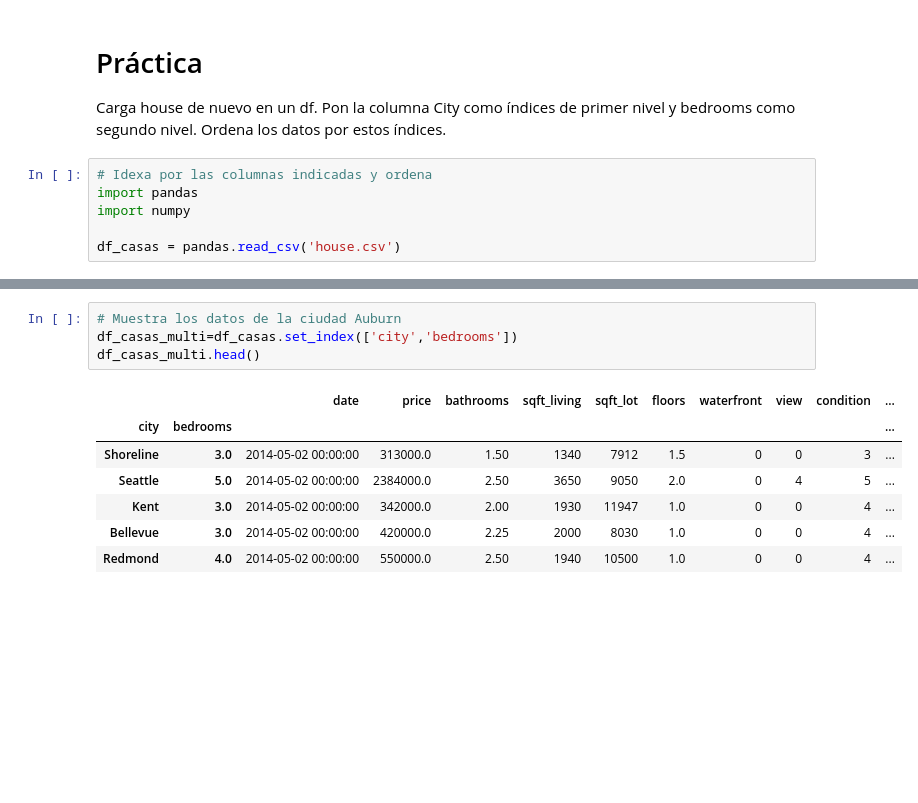
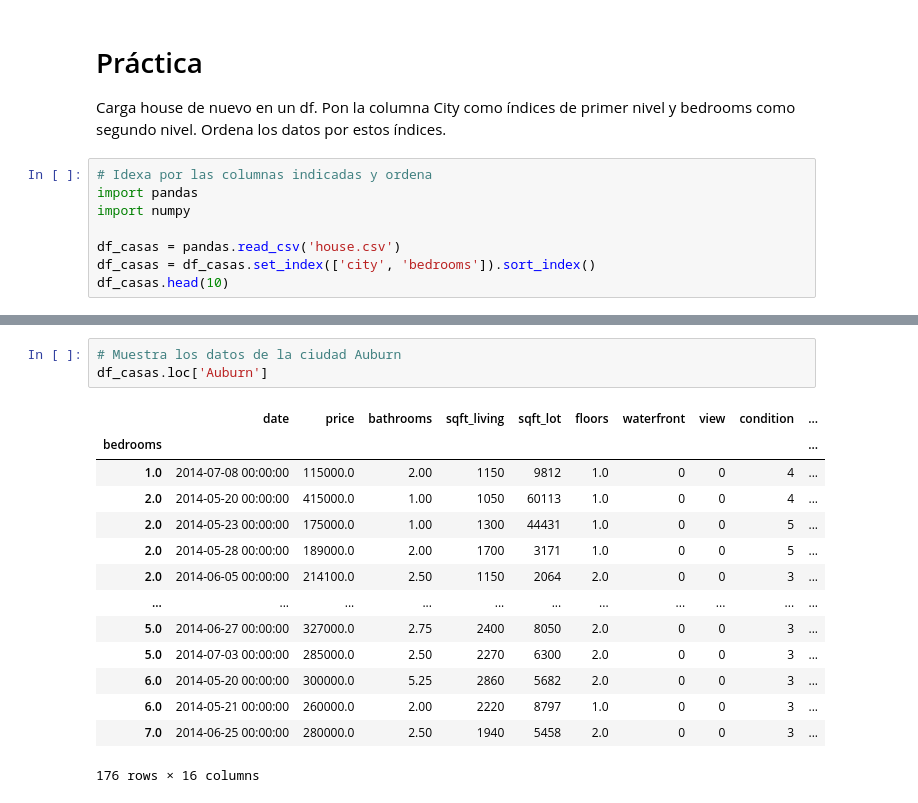
Before and after one commit to Animska/PYthon, a Jupyter notebook: Pedro/entorno python/ejercicios/tema1/Ejercicios_panda/Ejercicio_03_pandas/Enunciado Funcionalidad básica Pandas 2.ipynb, the cells around one changed output, grey strips where cells are left out. Saved outputs shown, nothing was run; the diff lists cells and outputs as text; blank space fills up the shorter version.

```diff
--- a/Pedro/entorno python/ejercicios/tema1/Ejercicios_panda/Ejercicio_03_pandas/Enunciado Funcionalidad básica Pandas 2.ipynb
+++ b/Pedro/entorno python/ejercicios/tema1/Ejercicios_panda/Ejercicio_03_pandas/Enunciado Funcionalidad básica Pandas 2.ipynb
@@ -513,3 +464,5 @@ import pandas
 import numpy
 
 df_casas = pandas.read_csv('house.csv')
+df_casas = df_casas.set_index(['city', 'bedrooms']).sort_index()
+df_casas.head(10)
@@ -516,14 +482,20 @@ df_casas = pandas.read_csv('house.csv')
 # %%
 # Muestra los datos de la ciudad Auburn
-df_casas_multi=df_casas.set_index(['city','bedrooms'])
-df_casas_multi.head()
+df_casas.loc['Auburn']
 # %% [output]
-|  |  | date | price | bathrooms | sqft_living | sqft_lot | floors | waterfront | view | condition | ... |
-| city | bedrooms |  |  |  |  |  |  |  |  |  | ... |
-| Shoreline | 3.0 | 2014-05-02 00:00:00 | 313000.0 | 1.50 | 1340 | 7912 | 1.5 | 0 | 0 | 3 | ... |
-| Seattle | 5.0 | 2014-05-02 00:00:00 | 2384000.0 | 2.50 | 3650 | 9050 | 2.0 | 0 | 4 | 5 | ... |
-| Kent | 3.0 | 2014-05-02 00:00:00 | 342000.0 | 2.00 | 1930 | 11947 | 1.0 | 0 | 0 | 4 | ... |
-| Bellevue | 3.0 | 2014-05-02 00:00:00 | 420000.0 | 2.25 | 2000 | 8030 | 1.0 | 0 | 0 | 4 | ... |
-| Redmond | 4.0 | 2014-05-02 00:00:00 | 550000.0 | 2.50 | 1940 | 10500 | 1.0 | 0 | 0 | 4 | ... |
+|  | date | price | bathrooms | sqft_living | sqft_lot | floors | waterfront | view | condition | ... |
+| bedrooms |  |  |  |  |  |  |  |  |  | ... |
+| 1.0 | 2014-07-08 00:00:00 | 115000.0 | 2.00 | 1150 | 9812 | 1.0 | 0 | 0 | 4 | ... |
+| 2.0 | 2014-05-20 00:00:00 | 415000.0 | 1.00 | 1050 | 60113 | 1.0 | 0 | 0 | 4 | ... |
+| 2.0 | 2014-05-23 00:00:00 | 175000.0 | 1.00 | 1300 | 44431 | 1.0 | 0 | 0 | 5 | ... |
+| 2.0 | 2014-05-28 00:00:00 | 189000.0 | 2.00 | 1700 | 3171 | 1.0 | 0 | 0 | 5 | ... |
+| 2.0 | 2014-06-05 00:00:00 | 214100.0 | 2.50 | 1150 | 2064 | 2.0 | 0 | 0 | 3 | ... |
+| ... | ... | ... | ... | ... | ... | ... | ... | ... | ... | ... |
+| 5.0 | 2014-06-27 00:00:00 | 327000.0 | 2.75 | 2400 | 8050 | 2.0 | 0 | 0 | 3 | ... |
+| 5.0 | 2014-07-03 00:00:00 | 285000.0 | 2.50 | 2270 | 6300 | 2.0 | 0 | 0 | 3 | ... |
+| 6.0 | 2014-05-20 00:00:00 | 300000.0 | 5.25 | 2860 | 5682 | 2.0 | 0 | 0 | 3 | ... |
+| 6.0 | 2014-05-21 00:00:00 | 260000.0 | 2.00 | 2220 | 8797 | 1.0 | 0 | 0 | 3 | ... |
+| 7.0 | 2014-06-25 00:00:00 | 280000.0 | 2.50 | 1940 | 5458 | 2.0 | 0 | 0 | 3 | ... |
+176 rows × 16 columns
 # %%
 # Muestra los datos de Auburn con 6 habitaciones
```
Also changed, not shown: parts of 20 cells of this notebook, 7 other files.
